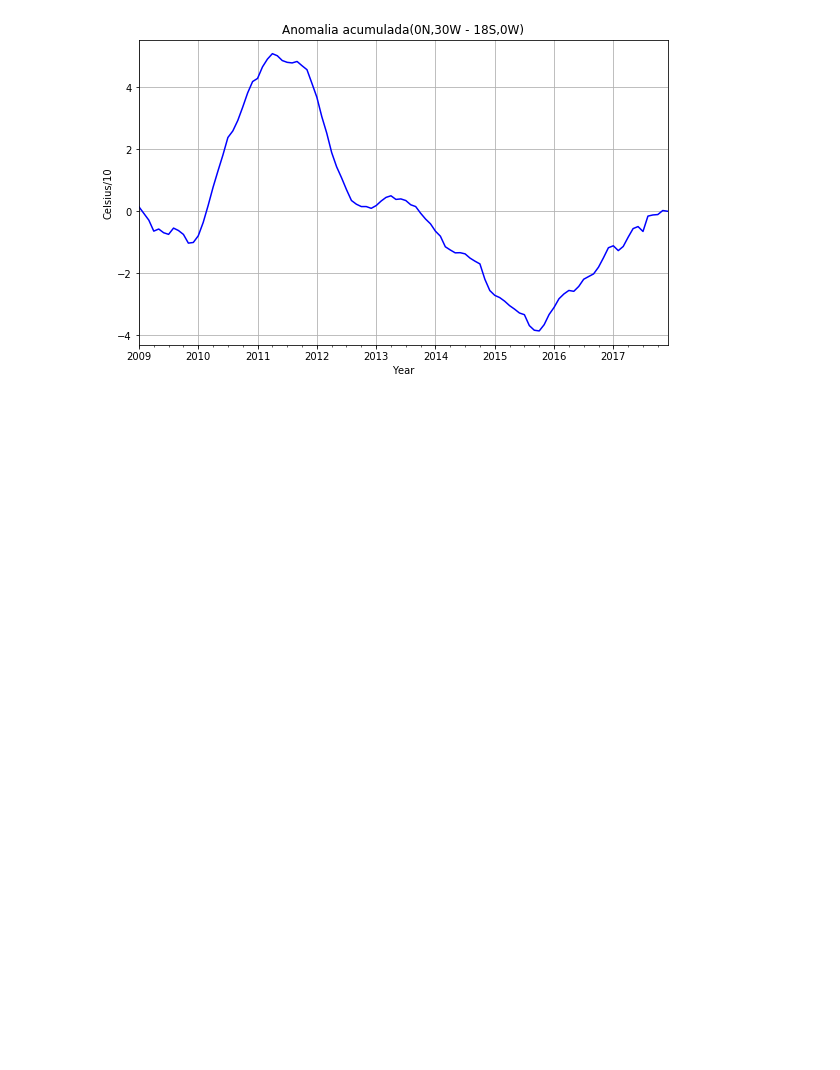
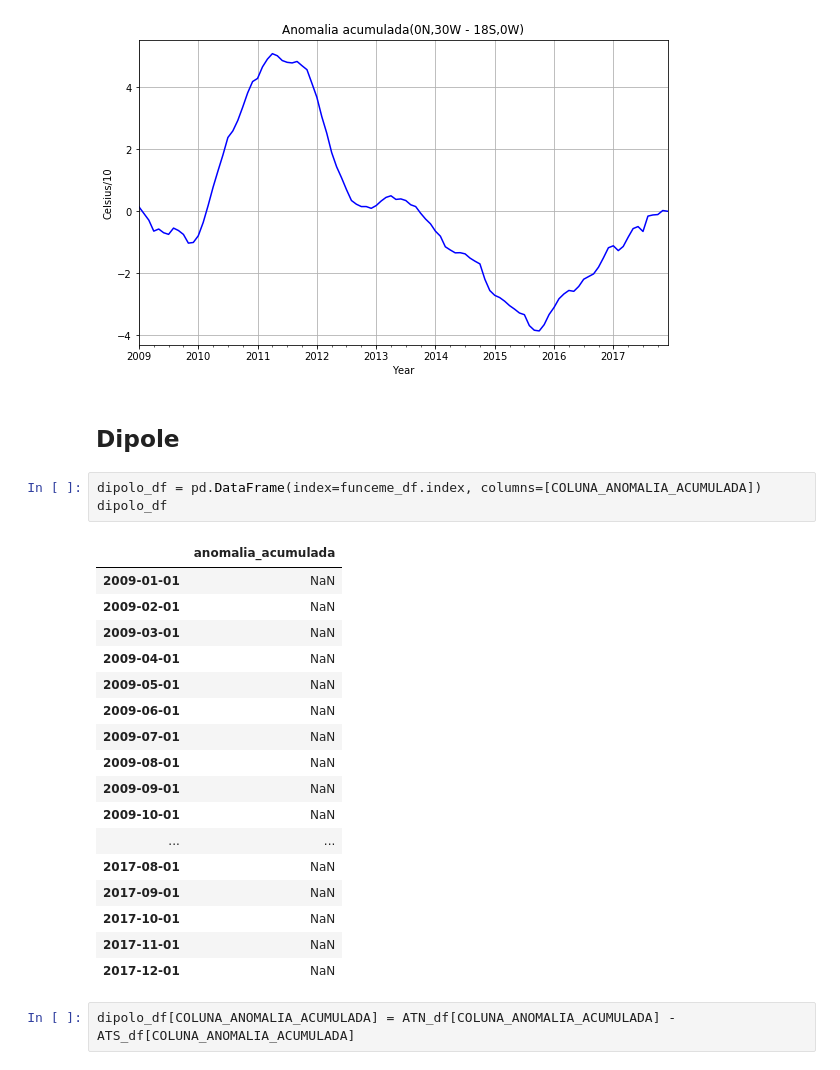
Before and after one commit to tiagotele/experimentos_oceanografia, a Jupyter notebook: Exame dos dados de anomalia.ipynb, the cells around one changed output. Drawn from its saved outputs; the diff is of its cells as text; blank space fills up the shorter version.

```diff
--- a/Exame dos dados de anomalia.ipynb
+++ b/Exame dos dados de anomalia.ipynb
@@ -369,3 +369,28 @@ plota_coluna_do_dataframe(ATS_df, 'Anomalia mensal(0N,30W - 18S,0W)',COLUNA_ANOM
 plota_coluna_do_dataframe(ATS_df, 'Anomalia acumulada(0N,30W - 18S,0W)',COLUNA_ANOMALIA_ACUMULADA)
 # %% [output]
 [figure]
+# %% [markdown]
+## Dipole
+# %%
+dipolo_df = pd.DataFrame(index=funceme_df.index, columns=[COLUNA_ANOMALIA_ACUMULADA])
+dipolo_df
+# %% [output]
+|  | anomalia_acumulada |
+| 2009-01-01 | NaN |
+| 2009-02-01 | NaN |
+| 2009-03-01 | NaN |
+| 2009-04-01 | NaN |
+| 2009-05-01 | NaN |
+| 2009-06-01 | NaN |
+| 2009-07-01 | NaN |
+| 2009-08-01 | NaN |
+| 2009-09-01 | NaN |
+| 2009-10-01 | NaN |
+| ... | ... |
+| 2017-08-01 | NaN |
+| 2017-09-01 | NaN |
+| 2017-10-01 | NaN |
+| 2017-11-01 | NaN |
+| 2017-12-01 | NaN |
+# %%
+dipolo_df[COLUNA_ANOMALIA_ACUMULADA] = ATN_df[COLUNA_ANOMALIA_ACUMULADA] - ATS_df[COLUNA_ANOMALIA_ACUMULADA]
```
Also changed, not shown: parts of 1 cell of this notebook.
